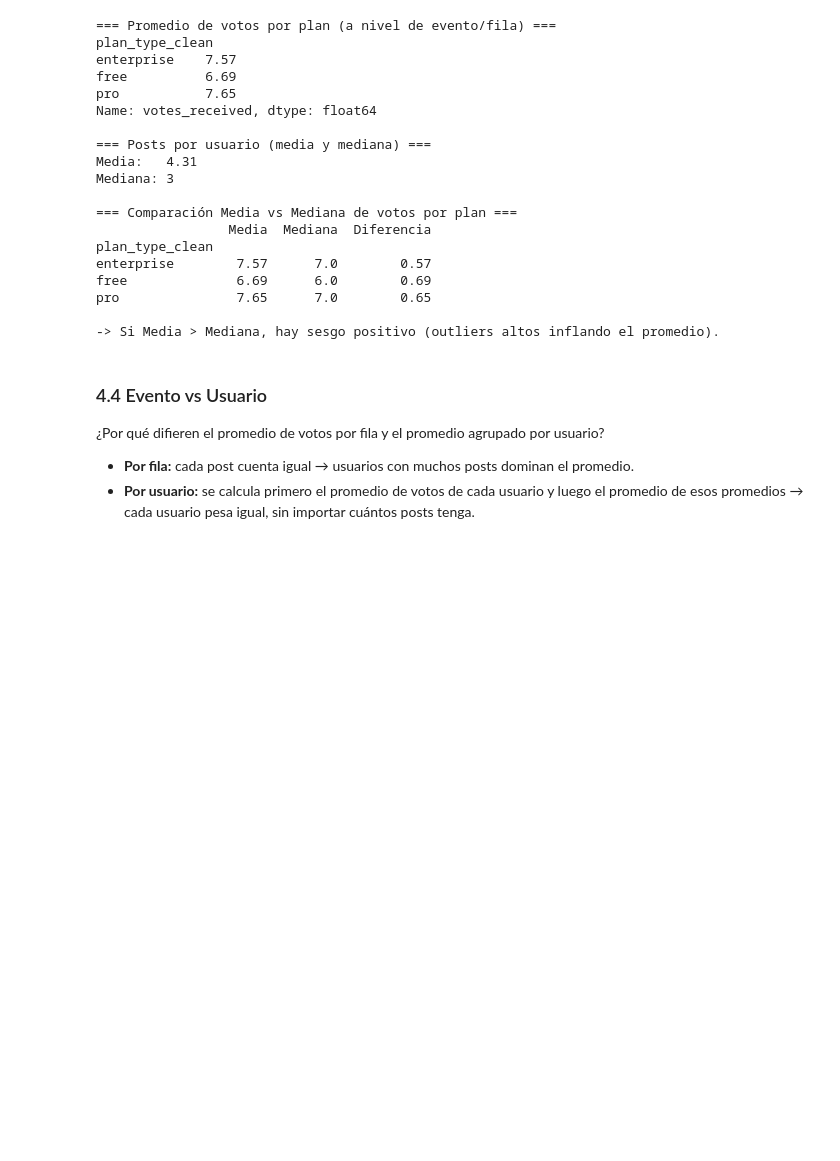
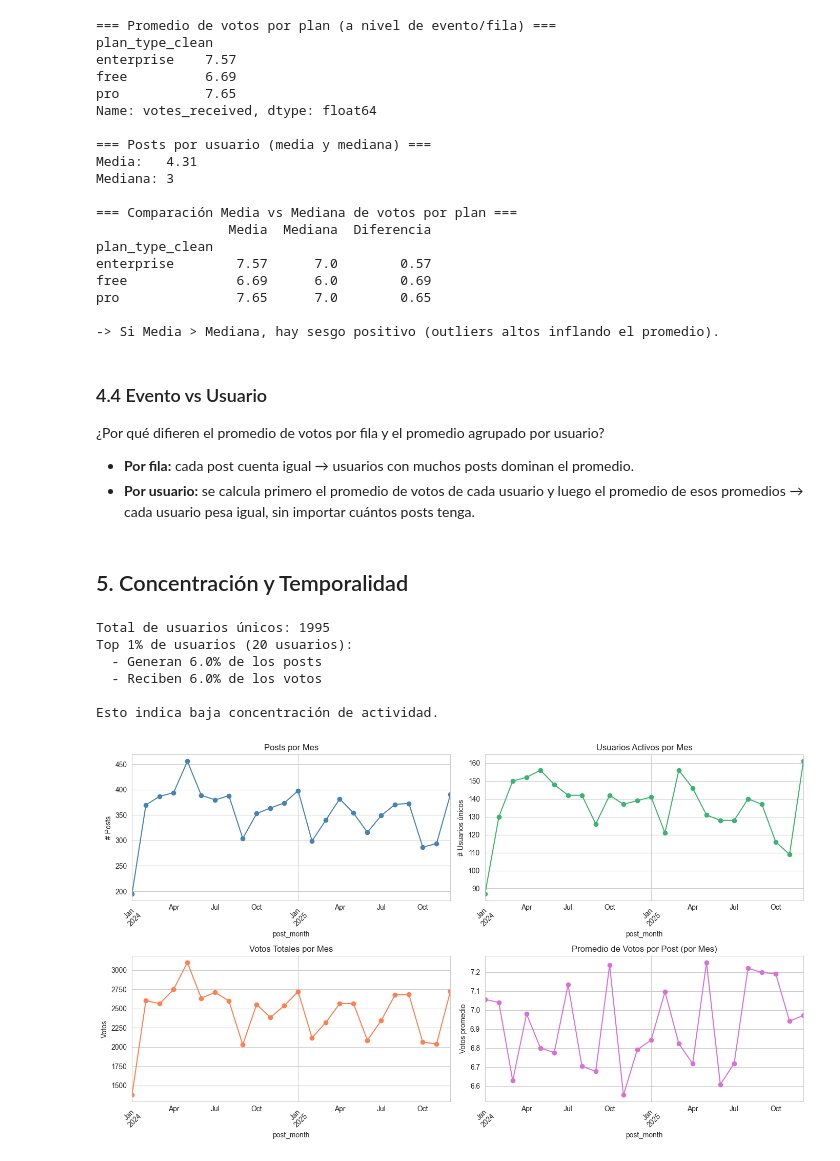
Before and after one commit to Rodri10a/IceAnalytics, a Jupyter notebook: ice.ipynb, the cells around one changed output. Cells and saved outputs as stored; diff of their text form; code cells hidden in the pictures; blank space fills up the shorter version.

Commit message:
add: concentration and temporal trend analysis

```diff
--- a/ice.ipynb
+++ b/ice.ipynb
@@ -490,3 +490,68 @@ print()
 print("Explicación: Difieren porque los usuarios más activos (con más posts)")
 print("tienen más peso en el promedio por fila. Si esos usuarios reciben más")
 print("(o menos) votos que el promedio, sesgan la métrica a nivel de evento.")
+# %% [markdown]
+## 5. Concentración y Temporalidad
+# %%
+# Concentración: ¿Qué % de posts/votos viene del top 1% de usuarios?
+user_stats = df_clean.groupby('user_id').agg(
+    total_posts=('post_id', 'count'),
+    total_votes=('votes_received', 'sum')
+).sort_values('total_posts', ascending=False)
+
+n_users = len(user_stats)
+top_1pct = max(1, int(np.ceil(n_users * 0.01)))
+
+top_users = user_stats.head(top_1pct)
+
+pct_posts_top1 = top_users['total_posts'].sum() / user_stats['total_posts'].sum() * 100
+pct_votes_top1 = top_users['total_votes'].sum() / user_stats['total_votes'].sum() * 100
+
+print(f"Total de usuarios únicos: {n_users}")
+print(f"Top 1% de usuarios ({top_1pct} usuarios):")
+print(f"  - Generan {pct_posts_top1:.1f}% de los posts")
+print(f"  - Reciben {pct_votes_top1:.1f}% de los votos")
+print(f"\nEsto indica {'alta' if pct_posts_top1 > 15 else 'baja'} concentración de actividad.")
+# %% [output]
+Total de usuarios únicos: 1995
+Top 1% de usuarios (20 usuarios):
+  - Generan 6.0% de los posts
+  - Reciben 6.0% de los votos
+
+Esto indica baja concentración de actividad.
+# %%
+# Tendencia temporal: actividad y engagement por mes
+df_clean['post_month'] = df_clean['post_created_at_dt'].dt.to_period('M')
+
+monthly = df_clean.groupby('post_month').agg(
+    posts=('post_id', 'count'),
+    total_votes=('votes_received', 'sum'),
+    avg_votes=('votes_received', 'mean'),
+    unique_users=('user_id', 'nunique')
+)
+
+fig, axes = plt.subplots(2, 2, figsize=(14, 8))
+
+monthly['posts'].plot(ax=axes[0, 0], marker='o', color='steelblue')
+axes[0, 0].set_title('Posts por Mes')
+axes[0, 0].set_ylabel('# Posts')
+
+monthly['unique_users'].plot(ax=axes[0, 1], marker='o', color='mediumseagreen')
+axes[0, 1].set_title('Usuarios Activos por Mes')
+axes[0, 1].set_ylabel('# Usuarios únicos')
+
+monthly['total_votes'].plot(ax=axes[1, 0], marker='o', color='coral')
+axes[1, 0].set_title('Votos Totales por Mes')
+axes[1, 0].set_ylabel('Votos')
+
+monthly['avg_votes'].plot(ax=axes[1, 1], marker='o', color='orchid')
+axes[1, 1].set_title('Promedio de Votos por Post (por Mes)')
+axes[1, 1].set_ylabel('Votos promedio')
+
+for ax in axes.flat:
+    ax.tick_params(axis='x', rotation=45)
+
+plt.tight_layout()
+plt.show()
+# %% [output]
+[figure, added]
```
